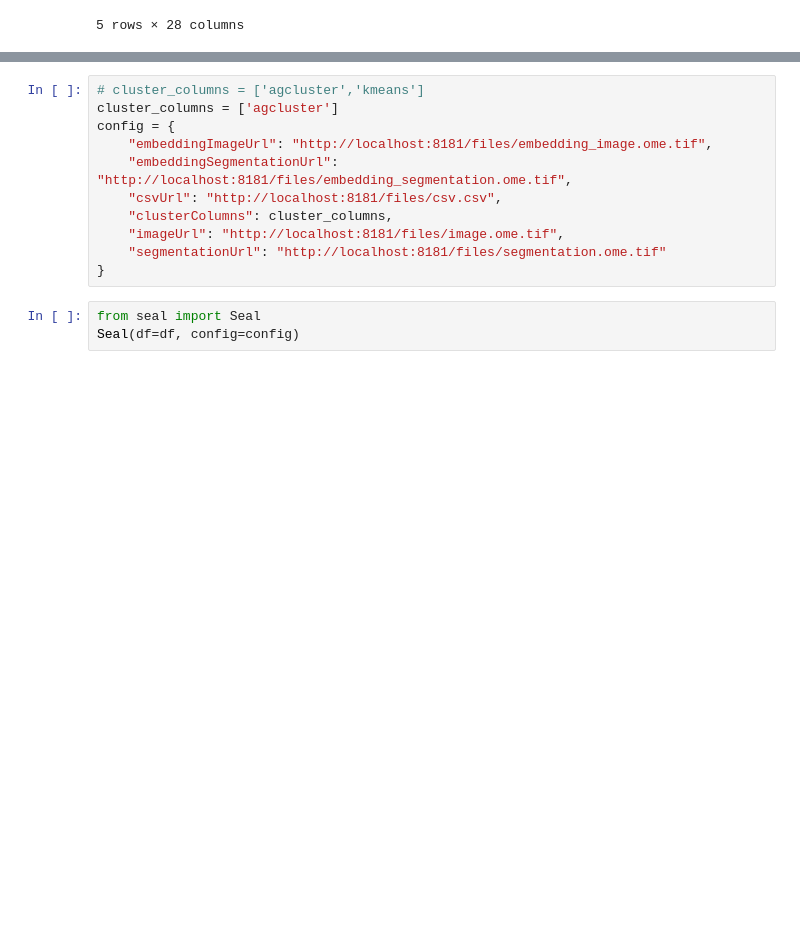
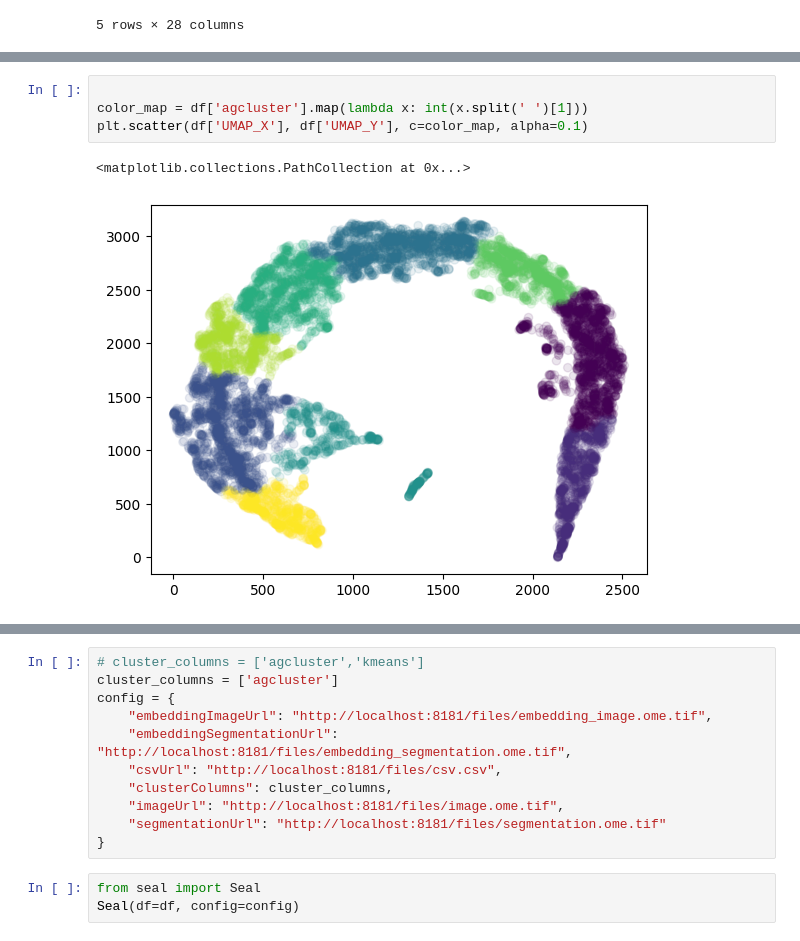
Before and after one commit to simonwarchol/seal, a Jupyter notebook: example.ipynb, the cells around one changed output, grey strips where cells are left out. Drawn from its saved outputs; the diff is of its cells as text; blank space fills up the shorter version.

```diff
--- a/example.ipynb
+++ b/example.ipynb
@@ -21,0 +27,7 @@ df.head()
+# %%
+
+color_map = df['agcluster'].map(lambda x: int(x.split(' ')[1]))
+plt.scatter(df['UMAP_X'], df['UMAP_Y'], c=color_map, alpha=0.1)
+# %% [output]
+<matplotlib.collections.PathCollection at 0x...>
+[figure, added]
```
Also changed, not shown: parts of 5 cells of this notebook.
